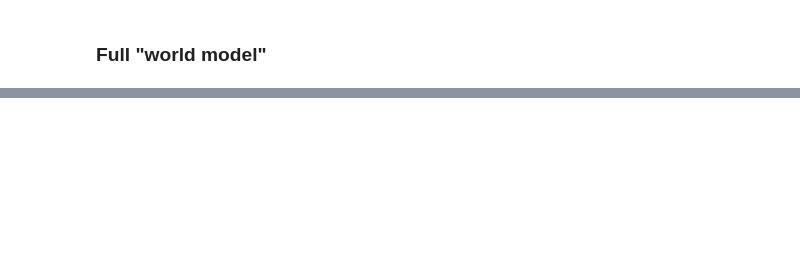
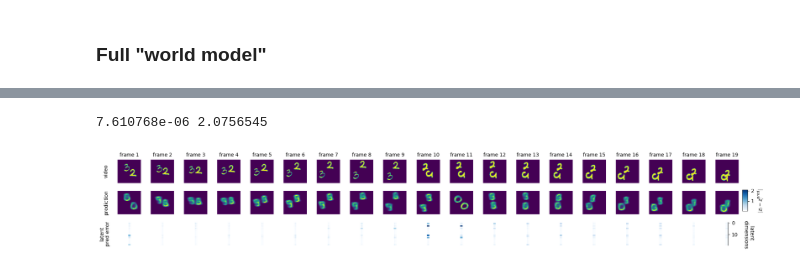
Before and after one commit to FelixHub/serotonin_model, a Jupyter notebook: src/mnist/analysis_MNIST.ipynb, the cells around one changed output, grey strips where cells are left out. Drawn from its saved outputs; the diff is of its cells as text; code cells hidden in the pictures; blank space fills up the shorter version.

```diff
--- a/src/mnist/analysis_MNIST.ipynb
+++ b/src/mnist/analysis_MNIST.ipynb
@@ -195,3 +200,60 @@ plot_video_comparison(video[0],reconstructed_video[0])
+# %%
+vmin = (mean_pred[0][:-1] - latent_video[0][1:]).min()
+vmax = (mean_pred[0][:-1] - latent_video[0][1:]).max()
+
+
+def plot_video_comparison(video, reconstructed_video,latent_var=False,latent_pred_error=None):
+
+    vmin = latent_pred_error.min()
+    vmax = latent_pred_error.max()
+    print(vmin,vmax)
+    nb_frame = video.shape[0]
+    if latent_var :
+        fig, ax = plt.subplots(3, nb_frame, figsize=(nb_frame, 3))
+    else :
+        fig, ax = plt.subplots(2, nb_frame, figsize=(nb_frame, 2))
+    for i in range(video.shape[0]):
+        ax[0, i].imshow(video[i, :, :])
+        ax[0, i].axis("off")
+        ax[0, i].annotate('frame '+str(i+1),
+            xy=(0.5, 1.1), xycoords='axes fraction',
+            horizontalalignment='center', verticalalignment='bottom')
+    for i in range(video.shape[0]):
+        ax[1, i].imshow(reconstructed_video[i, :, :])
+        ax[1, i].axis("off")
+
+    for i in range(video.shape[0]):
+        im = ax[2, i].imshow(latent_pred_error[i:i+1,:].T,aspect=0.5,vmin=vmin,vmax=vmax,cmap='Blues')
+        ax[2, i].axis("off")
+
+    ax[0, 0].annotate('video',
+            xy=(-0.5, 0.5), xycoords='axes fraction',
+            horizontalalignment='center', verticalalignment='center',rotation='vertical')
+    ax[1, 0].annotate('prediction',
+            xy=(-0.5, 0.5), xycoords='axes fraction',
+            horizontalalignment='center', verticalalignment='center',rotation='vertical')
+    ax[2, 0].annotate('latent\npred error',
+            xy=(-10, 0.5), xycoords='axes fraction',
+            horizontalalignment='center', verticalalignment='center',rotation='vertical')
+    ax[2, -1].annotate('latent \n dimensions',
+            xy=(10, 0.5), xycoords='axes fraction',
+            horizontalalignment='center', verticalalignment='center',rotation=270)
+    ax[2, -1].axis("on")
+    ax[2, -1].yaxis.tick_right()
+    ax[2, -1].xaxis.set_visible(False)
+    ax[2, -1].spines[['left','bottom','top']].set_visible(False)
+
+    fig.tight_layout()
+
+    cax = fig.add_axes([0.97, .4, 0.008, 0.2])
+    fig.colorbar(im, orientation="vertical", pad=0.2,cax=cax,label=r'$|z_i - z_i^{pred}|$')
+    plt.show()
+
+sample = 0
+plot_video_comparison(video[sample][1:],reconstructed_video[sample][:-1],latent_var=True,latent_pred_error= np.abs(mean_pred[sample][:-1] - latent_video[sample][1:]))
+# %% [output]
+7.610768e-06 2.0756545
+[figure, added]
 # %%
 plot_SPE_metrics(latent_video, latent_video_variance, mean_pred, sig_pred)
 # %% [output]
```
Also changed, not shown: parts of 11 cells of this notebook, 14 other files.
